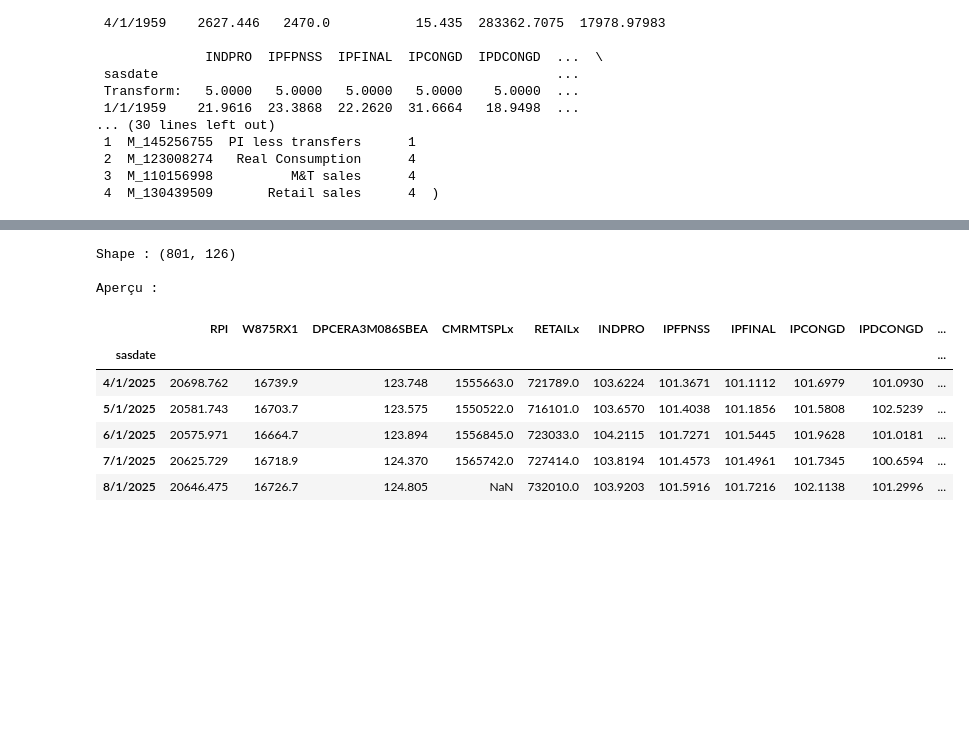
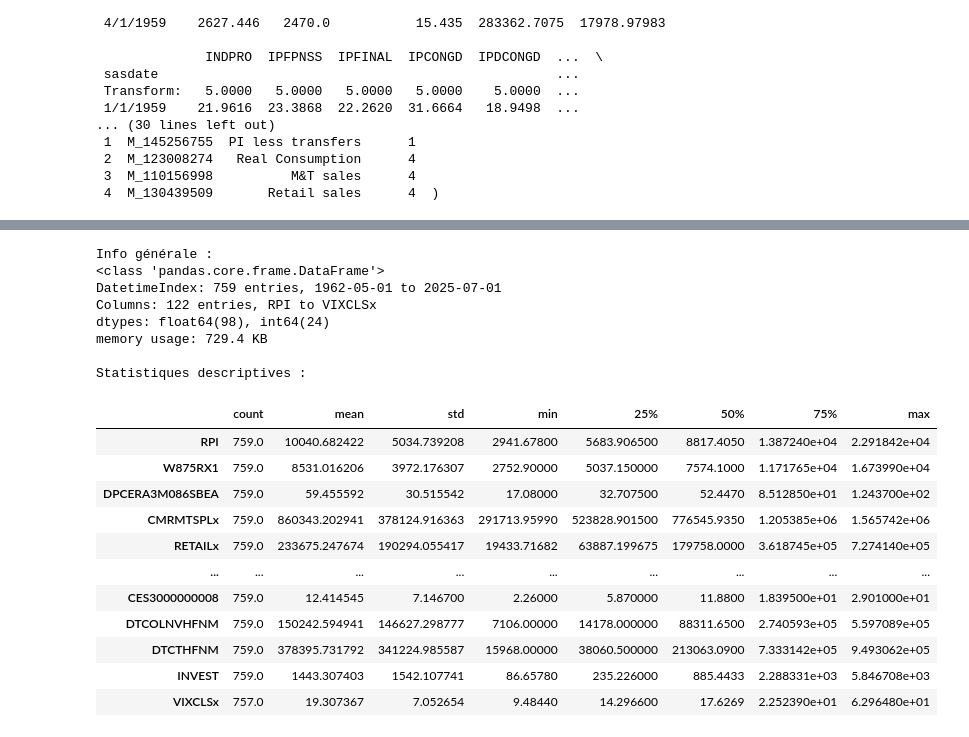
Before and after one commit to lxsd111/ML_PM, a Jupyter notebook: nbs/main.ipynb, the cells around one changed output, grey strips where cells are left out. Saved outputs shown, nothing was run; the diff lists cells and outputs as text; code cells hidden in the pictures; blank space fills up the shorter version.

Commit message:
Partie Data terminée

```diff
--- a/nbs/main.ipynb
+++ b/nbs/main.ipynb
@@ -71,0 +152,7 @@ cm.save_to_cache(df, FILENAME)
+# %%
+df = df.ffill()
+
+# Vérification des NaN
+print("\nValeurs manquantes par colonne :")
+missing = df.isna().sum()
+display(missing[missing > 0])
@@ -72,60 +163,29 @@ cm.save_to_cache(df, FILENAME)
 # %%
-# Inspection initiale
-print("Shape :", df.shape)
-print("\nAperçu :")
-display(df.tail())
-display(df.head())
-
 print("\nInfo générale :")
 df.info()
 
 print("\nStatistiques descriptives :")
 display(df.describe().T)
-
-# Vérification des doublons
-n_duplicates = df.duplicated().sum()
-print(f"\nNombre de lignes dupliquées : {n_duplicates}")
-
-if n_duplicates > 0:
-    df = df.drop_duplicates()
-    print("Doublons supprimés.")
-
-# Vérification des NaN
-print("\nValeurs manquantes par colonne :")
-missing = df.isna().sum()
-display(missing[missing > 0])
-
-# % de NaN
-print("\nPourcentage de valeurs manquantes :")
-display((df.isna().mean() * 100).sort_values(ascending=False))
-
-# plt.figure(figsize=(10,4))
-sns.heatmap(df.isna(), cbar=False)
-plt.title("Carte des valeurs manquantes")
-plt.show()
-
-
-# Vérification des types
-print("\nTypes de données :")
-print(df.dtypes)
-
-# Conversion automatique si certaines colonnes devraient être numériques
-fred_all = df.apply(pd.to_numeric, errors='ignore')
-
-# Vérification d’index temporel
-if isinstance(df.index, pd.DatetimeIndex):
-    print("\nIndex temporel détecté ")
-    print(f"Fréquence estimée : {pd.infer_freq(df.index)}")
-else:
-    print("\ Pas d'index temporel, vérifie la colonne 'date' ou équivalent.")
+display(df.tail())
+display(df.head())
 # %% [output]
-Shape : (801, 126)
+Info générale :
+<class 'pandas.core.frame.DataFrame'>
+DatetimeIndex: 759 entries, 1962-05-01 to 2025-07-01
+Columns: 122 entries, RPI to VIXCLSx
+dtypes: float64(98), int64(24)
+memory usage: 729.4 KB
 
-Aperçu :
+Statistiques descriptives :
-|  | RPI | W875RX1 | DPCERA3M086SBEA | CMRMTSPLx | RETAILx | INDPRO | IPFPNSS | IPFINAL | IPCONGD | IPDCONGD | ... |
-| sasdate |  |  |  |  |  |  |  |  |  |  | ... |
-| 4/1/2025 | 20698.762 | 16739.9 | 123.748 | 1555663.0 | 721789.0 | 103.6224 | 101.3671 | 101.1112 | 101.6979 | 101.0930 | ... |
-| 5/1/2025 | 20581.743 | 16703.7 | 123.575 | 1550522.0 | 716101.0 | 103.6570 | 101.4038 | 101.1856 | 101.5808 | 102.5239 | ... |
-| 6/1/2025 | 20575.971 | 16664.7 | 123.894 | 1556845.0 | 723033.0 | 104.2115 | 101.7271 | 101.5445 | 101.9628 | 101.0181 | ... |
-| 7/1/2025 | 20625.729 | 16718.9 | 124.370 | 1565742.0 | 727414.0 | 103.8194 | 101.4573 | 101.4961 | 101.7345 | 100.6594 | ... |
-| 8/1/2025 | 20646.475 | 16726.7 | 124.805 | NaN | 732010.0 | 103.9203 | 101.5916 | 101.7216 | 102.1138 | 101.2996 | ... |
+|  | count | mean | std | min | 25% | 50% | 75% | max |
+| RPI | 759.0 | 10040.682422 | 5034.739208 | 2941.67800 | 5683.906500 | 8817.4050 | 1.387240e+04 | 2.291842e+04 |
+| W875RX1 | 759.0 | 8531.016206 | 3972.176307 | 2752.90000 | 5037.150000 | 7574.1000 | 1.171765e+04 | 1.673990e+04 |
+| DPCERA3M086SBEA | 759.0 | 59.455592 | 30.515542 | 17.08000 | 32.707500 | 52.4470 | 8.512850e+01 | 1.243700e+02 |
+| CMRMTSPLx | 759.0 | 860343.202941 | 378124.916363 | 291713.95990 | 523828.901500 | 776545.9350 | 1.205385e+06 | 1.565742e+06 |
+| RETAILx | 759.0 | 233675.247674 | 190294.055417 | 19433.71682 | 63887.199675 | 179758.0000 | 3.618745e+05 | 7.274140e+05 |
+| ... | ... | ... | ... | ... | ... | ... | ... | ... |
+| CES3000000008 | 759.0 | 12.414545 | 7.146700 | 2.26000 | 5.870000 | 11.8800 | 1.839500e+01 | 2.901000e+01 |
+| DTCOLNVHFNM | 759.0 | 150242.594941 | 146627.298777 | 7106.00000 | 14178.000000 | 88311.6500 | 2.740593e+05 | 5.597089e+05 |
+| DTCTHFNM | 759.0 | 378395.731792 | 341224.985587 | 15968.00000 | 38060.500000 | 213063.0900 | 7.333142e+05 | 9.493062e+05 |
+| INVEST | 759.0 | 1443.307403 | 1542.107741 | 86.65780 | 235.226000 | 885.4433 | 2.288331e+03 | 5.846708e+03 |
+| VIXCLSx | 757.0 | 19.307367 | 7.052654 | 9.48440 | 14.296600 | 17.6269 | 2.252390e+01 | 6.296480e+01 |
```
Also changed, not shown: parts of 12 cells of this notebook.
